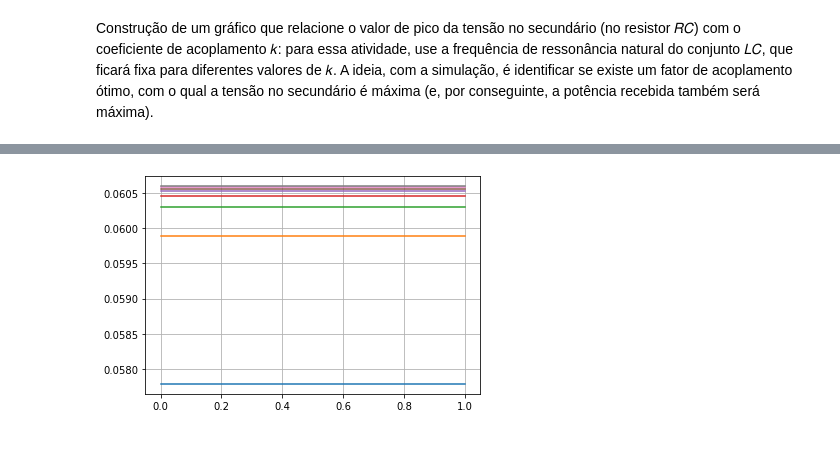
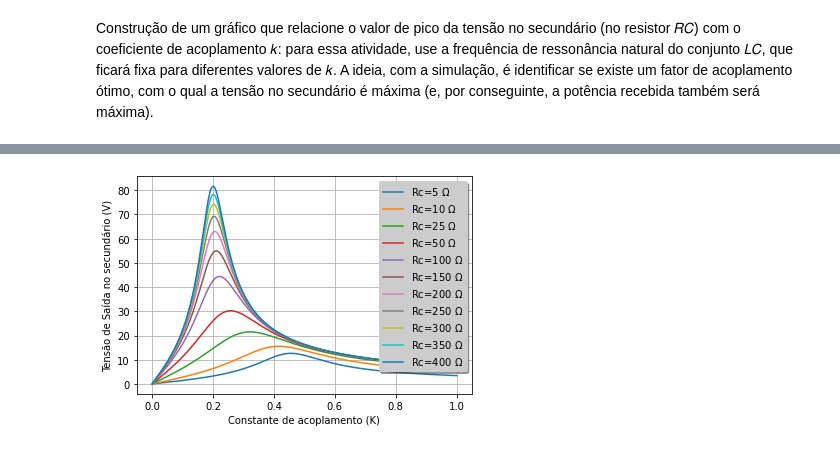
Before and after one commit to Tainapb/Projeto-WPT--Eletromagnetismo-e-Ondulatoria-, a Jupyter notebook: Oficial_WPT.ipynb, the cells around one changed output, grey strips where cells are left out. Drawn from its saved outputs; the diff is of its cells as text; code cells hidden in the pictures.

```diff
--- a/Oficial_WPT.ipynb
+++ b/Oficial_WPT.ipynb
@@ -238,61 +238,40 @@ conjunto 𝐿𝐶, que ficará fixa para diferentes valores de 𝑘. A ideia, co
 um fator de acoplamento ótimo, com o qual a tensão no secundário é máxima (e, por conseguinte, a
 potência recebida também será máxima).
 # %%
-lista_Vp=[]
-lista_kmax=[]
+lista_ks=np.linspace(0,1,1000)
 
-#função para encontrar o k onde ocorre Vp
-def kcomVp(l_k,lista_V2_saida):
-    c=0
-    Vp=max(lista_V2_saida)
-    for n in range(0,len(lista_V2_saida)):
-        if lista_V2_saida[n]>=Vp-0.001:
-            c=n
-            break
-    return l_k[c]
+lista_resistencia_carga=[5,10,25,50,100,150,200,250,300,350,400]
 
-Rs=[50,100,150,200,250,300,350,400] #valores de resistência
+freq=30e3
+w_3=2*pi*freq
+R1_3=0.4
+R2_3=0.417
 
-for r in Rs:
-    l_Vout=[]
-    for k_4 in lista_ks:
-        R1=R2=0.5
-        freq=100e3
-        w_4=2*pi*freq
-        C1_4=C2_4=0.1e-6
-        L1_4=L2_4=196e-6
-        XC1_4=1/(1j*w_4*C1_4)
-        XC2_4=1/(1j*w_4*C2_4)
-        XL1_4= 1j*w_4*L1_4
-        XL2_4=1j*w_4*L2_4
-        XM_4=1j*w_4*M(k_4,L1_4,L2_4)
-        i1_4, i2_4=CalcularTransformador(V1,r,R1,R2,XC1_4,XC2_4,XL1_4,XL2_3,XM_3)
-#         Sprima=V1/sqrt(2)*i1_4.conjugate()/sqrt(2)
-#         lista_potencia_entrada.append(Sprima.real)
-        Zeq=1/(1/XC2_3+1/r)
+C1_3=C2_3=0.47e-6
+L1_3=77e-6
+L2_3=72.16e-6
+XC1_3=1/(1j*w_3*C1_3)
+XC2_3=1/(1j*w_3*C2_3)
+XL1_3= 1j*w_3*L1_3
+XL2_3=1j*w_3*L2_3
+#lista_picos=[]
+V1=27.3/pi
+
+for Rc in lista_resistencia_carga:
+    lista_picos=[]
+    lista_value_max=[]
+    for k_3 in lista_ks:
+        XM_3=1j*w_3*M(k_3,L1_3,L2_3)
+        i1_3, i2_3=CalcularTransformador(V1, Rc,R1_3,R2_3, XC1_3, XC2_3, XL1_3, XL2_3, XM_3)
+        Zeq=1/(1/XC2_3+1/Rc)
         V2_saida=Zeq*i2_3
-        l_Vout.append(abs(V2_saida))
+        lista_picos.append(abs(V2_saida))
 
-    kmax=kcomVp(lista_ks,l_Vout)
-    print('Vp com')
-    print(r)
-    print(max(l_Vout))
-    print('k max')
-    print(kmax)
-    print()
-#         Ic=V2_saida/Rc
-#         S_secun=V2_saida/sqrt(2)*(Ic.conjugate()/sqrt(2))
-#         lista_potencia_saida.append(S_secun.real)
-#         lista_eficiencia.append(S_secun.real/Sprima.real)
-    lista_Vp.append(max(l_Vout))
-    lista_kmax.append(kmax)
-    print(lista_Vp)
+    plt.plot(lista_ks, lista_picos, label="Rc=%0.f $\Omega$" %Rc)
 
-
-    plt.plot(lista_ks,l_Vout)
-
-
-
+plt.xlabel('Constante de acoplamento (K)')
+plt.ylabel('Tensão de Saída no secundário (V)')
+plt.legend(loc='upper right', facecolor="#CCCCCC",shadow=True,fancybox=True)
 plt.grid(True)
 plt.show()
 # %% [output]
@@ -316 +278 @@ k max
-[figure, old version]
+[figure, new version]
```
Also changed, not shown: parts of 2 cells of this notebook.
